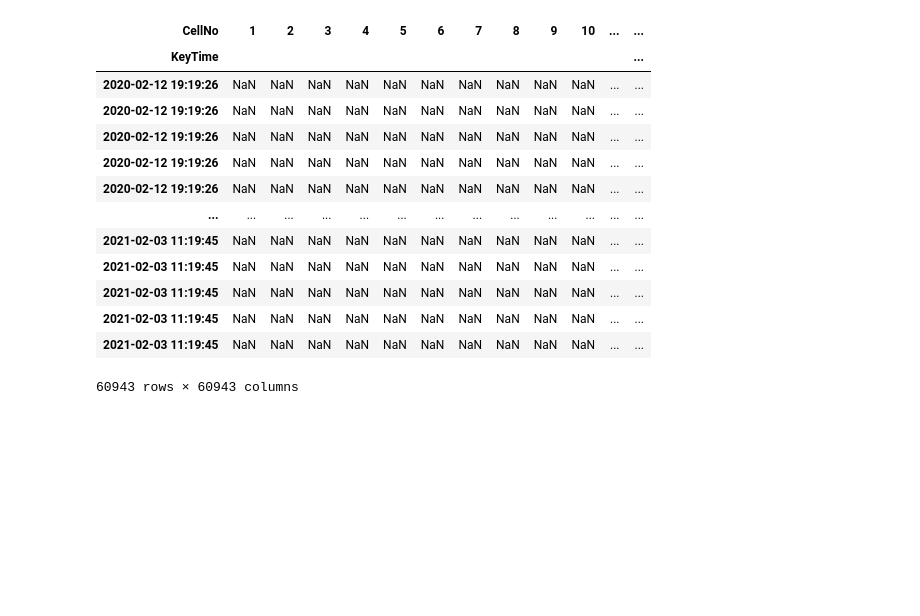
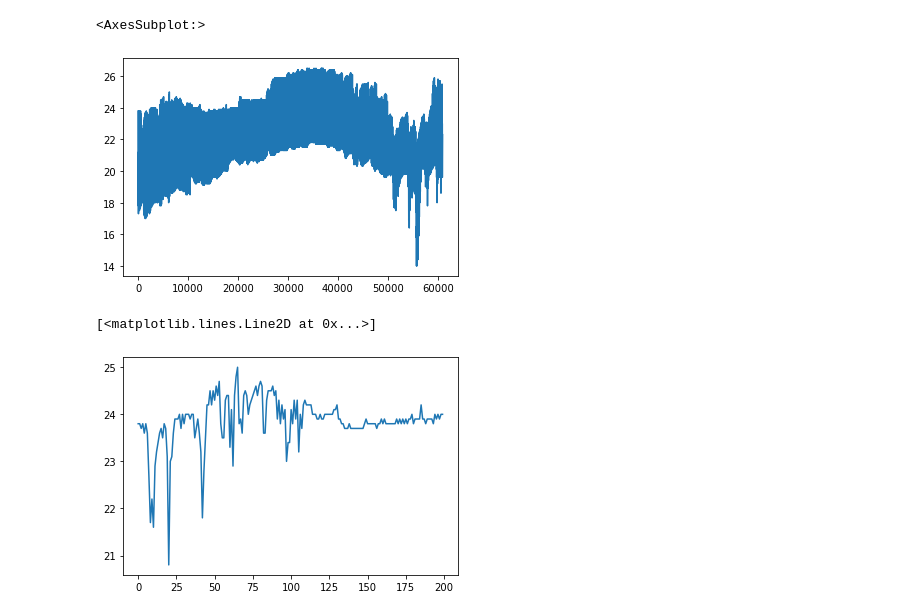
Before and after one commit to robertchoi/BatteryDatasetImplementation, a Jupyter notebook: 최형선/Temp _전처리.ipynb, the cells around one changed output. Saved outputs shown, nothing was run; the diff lists cells and outputs as text; code cells hidden in the pictures; blank space fills up the shorter version.

```diff
--- a/최형선/Temp _전처리.ipynb
+++ b/최형선/Temp _전처리.ipynb
@@ -4,3 +4,10 @@ import pandas as pd
 # %%
 df=pd.read_csv('BANKS/m2_s2_bank_0053979e93612348a180e1133103725e__site_0d39d11b52565146a236a646d49133f4.csv')
 #df= df[df['TempValue']==-20]=NaN
+tmp=df['TempValue']
+for x in range(len(tmp)):
+    if tmp[x]==-20:
+        tmp[x]=np.nan
+filled_df = tmp.interpolate()
+df['TempValue']=filled_df
+df
@@ -9,17 +31,5 @@ tmp = pd.DataFrame(data=df, index=df['KeyTime'], columns=df['CellNo'])
-# %%
-tmp
-# %% [output]
-| CellNo | 1 | 2 | 3 | 4 | 5 | 6 | 7 | 8 | 9 | 10 | ... | ... |
-| KeyTime |  |  |  |  |  |  |  |  |  |  |  | ... |
-| 2020-02-12 19:19:26 | NaN | NaN | NaN | NaN | NaN | NaN | NaN | NaN | NaN | NaN | ... | ... |
-| 2020-02-12 19:19:26 | NaN | NaN | NaN | NaN | NaN | NaN | NaN | NaN | NaN | NaN | ... | ... |
-| 2020-02-12 19:19:26 | NaN | NaN | NaN | NaN | NaN | NaN | NaN | NaN | NaN | NaN | ... | ... |
-| 2020-02-12 19:19:26 | NaN | NaN | NaN | NaN | NaN | NaN | NaN | NaN | NaN | NaN | ... | ... |
-| 2020-02-12 19:19:26 | NaN | NaN | NaN | NaN | NaN | NaN | NaN | NaN | NaN | NaN | ... | ... |
-| ... | ... | ... | ... | ... | ... | ... | ... | ... | ... | ... | ... | ... |
-| 2021-02-03 11:19:45 | NaN | NaN | NaN | NaN | NaN | NaN | NaN | NaN | NaN | NaN | ... | ... |
-| 2021-02-03 11:19:45 | NaN | NaN | NaN | NaN | NaN | NaN | NaN | NaN | NaN | NaN | ... | ... |
-| 2021-02-03 11:19:45 | NaN | NaN | NaN | NaN | NaN | NaN | NaN | NaN | NaN | NaN | ... | ... |
-| 2021-02-03 11:19:45 | NaN | NaN | NaN | NaN | NaN | NaN | NaN | NaN | NaN | NaN | ... | ... |
-| 2021-02-03 11:19:45 | NaN | NaN | NaN | NaN | NaN | NaN | NaN | NaN | NaN | NaN | ... | ... |
-60943 rows × 60943 columns
+# %%
+df['TempValue'].plot()
+# %% [output]
+<AxesSubplot:>
+[figure, added]
@@ -25,0 +39,6 @@ tmp
+# %%
+import matplotlib.pyplot as plt
+plt.plot(data['TempValue'][:200])
+# %% [output]
+[<matplotlib.lines.Line2D at 0x...>]
+[figure, added]
```
Also changed, not shown: parts of 5 cells of this notebook.
